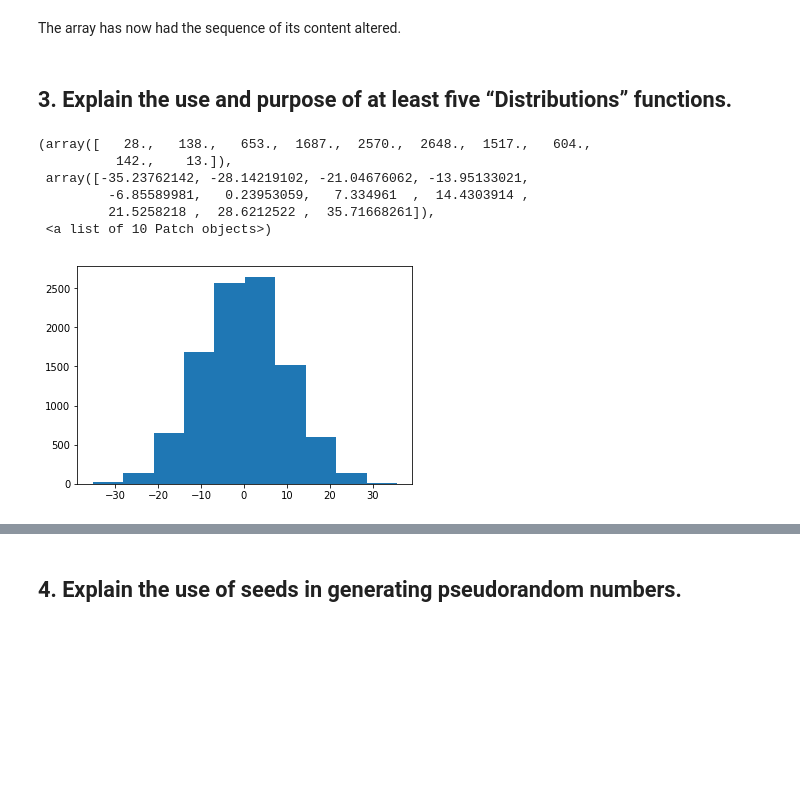
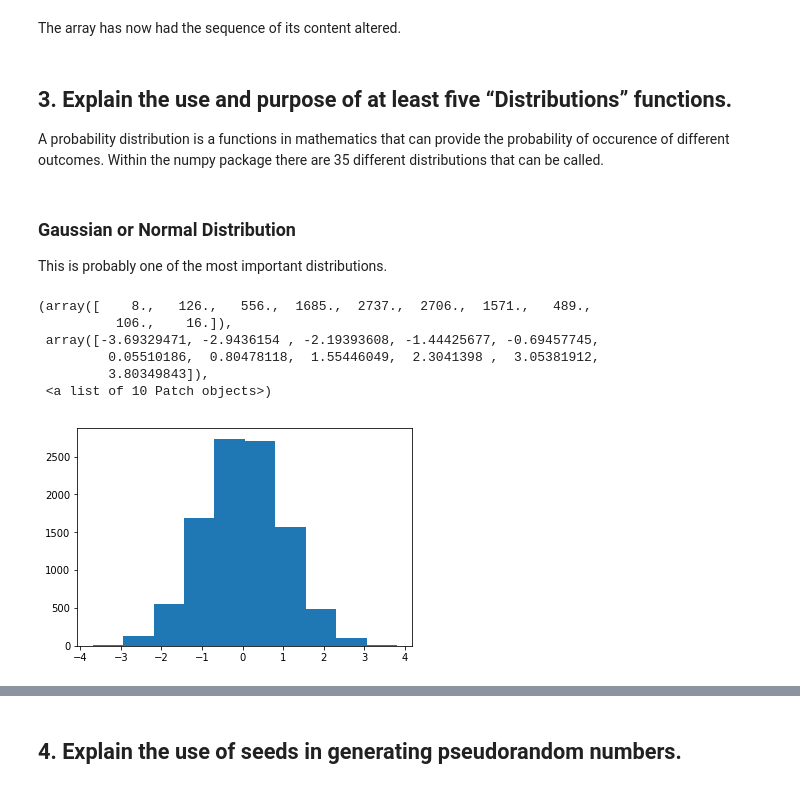
Before and after one commit to MKelly1303/GMIT_52465_Prog_Assignment1, a Jupyter notebook: 52465-Assignment_1_Mark_Kelly.ipynb, the cells around one changed output, grey strips where cells are left out. Saved outputs shown, nothing was run; the diff lists cells and outputs as text; code cells hidden in the pictures; blank space fills up the shorter version.

```diff
--- a/52465-Assignment_1_Mark_Kelly.ipynb
+++ b/52465-Assignment_1_Mark_Kelly.ipynb
@@ -117,17 +117,23 @@ array([39, 52, 21, 69, 42, 16, 33, 94, 61, 10, 36,  8, 97, 95, 67, 58, 43,
 The array has now had the sequence of its content altered.
 # %% [markdown]
 ## 3. Explain the use and purpose of at least five “Distributions” functions.
+
+A probability distribution is a functions in mathematics that can provide the probability of occurence of different outcomes. Within the numpy package there are 35 different distributions that can be called.
+# %% [markdown]
+### Gaussian or Normal Distribution
+
+This is probably one of the most important distributions.
 # %%
-n = np.random.normal(0,10,10000)
+n = np.random.normal(0,1,10000)
 plt.hist(n)
 # %% [output]
-(array([   28.,   138.,   653.,  1687.,  2570.,  2648.,  1517.,   604.,
-          142.,    13.]),
- array([-35.23762142, -28.14219102, -21.04676062, -13.95133021,
-         -6.85589981,   0.23953059,   7.334961  ,  14.4303914 ,
-         21.5258218 ,  28.6212522 ,  35.71668261]),
+(array([    8.,   126.,   556.,  1685.,  2737.,  2706.,  1571.,   489.,
+          106.,    16.]),
+ array([-3.69329471, -2.9436154 , -2.19393608, -1.44425677, -0.69457745,
+         0.05510186,  0.80478118,  1.55446049,  2.3041398 ,  3.05381912,
+         3.80349843]),
  <a list of 10 Patch objects>)
-[figure, old version]
+[figure, new version]
 # %%
 ln = np.random.lognormal(5,2,1000)
 # %%
```
Also changed, not shown: parts of 9 cells of this notebook.
